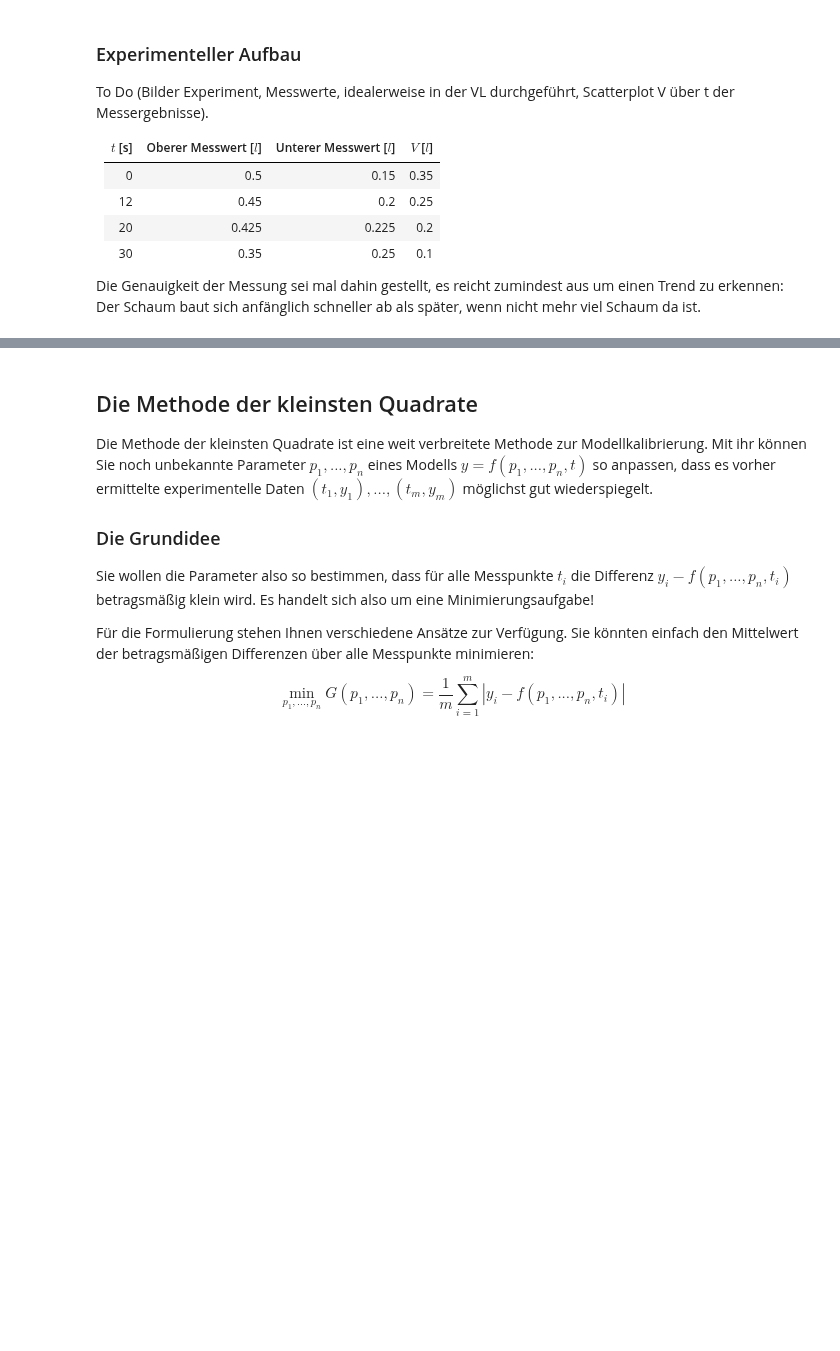
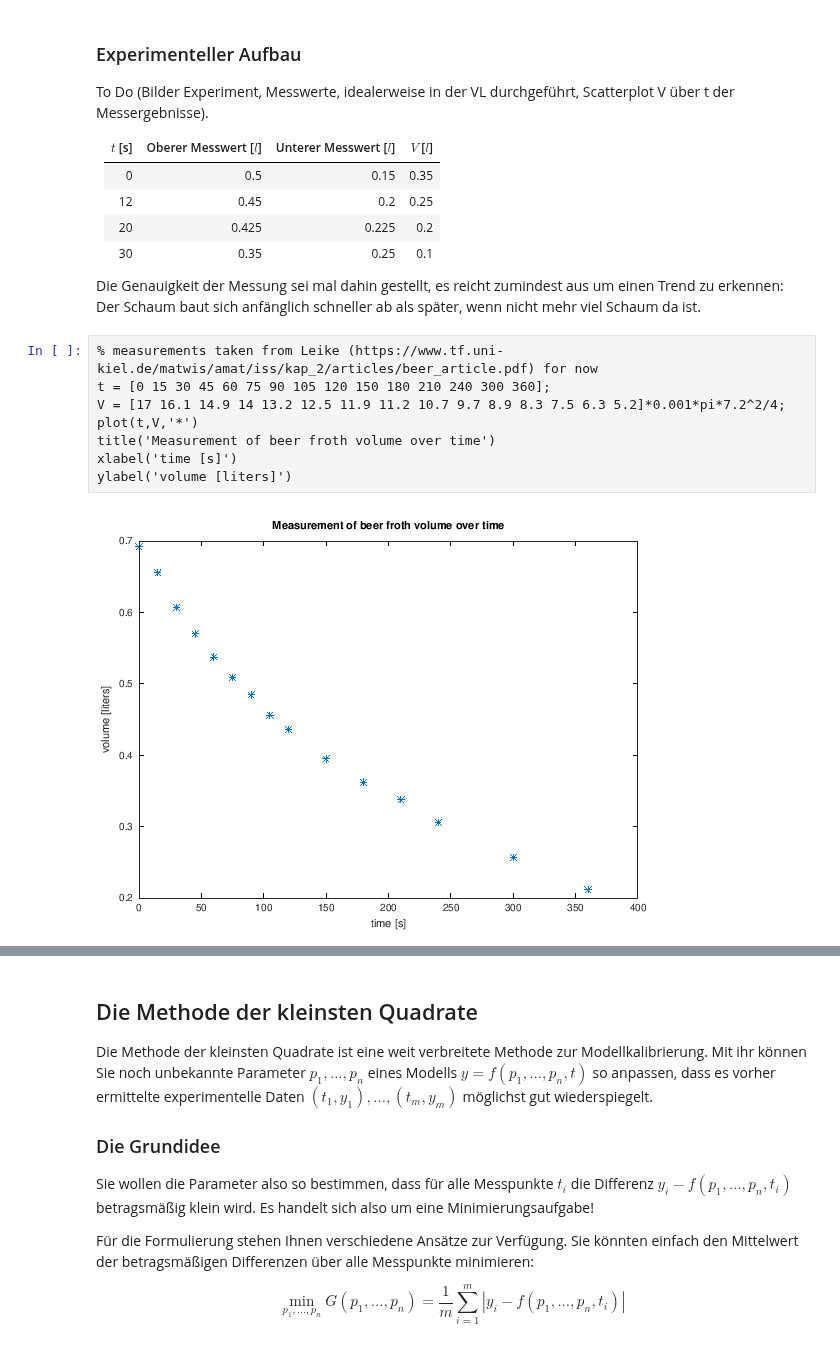
Before and after one commit to hbrs-cse/Modellbildung-und-Simulation, a Jupyter notebook: content/04_nichtlineare_gleichungen/exercises_00_bierschaum.ipynb, the cells around one changed output, grey strips where cells are left out. Saved outputs shown, nothing was run; the diff lists cells and outputs as text; blank space fills up the shorter version.

Commit message:
add leike data as backup and add liteerature

```diff
--- a/content/04_nichtlineare_gleichungen/exercises_00_bierschaum.ipynb
+++ b/content/04_nichtlineare_gleichungen/exercises_00_bierschaum.ipynb
@@ -17,6 +17,16 @@ To Do (Bilder Experiment, Messwerte, idealerweise in der VL durchgeführt, Scatt
 | 30 | 0.35 | 0.25 | 0.1 |
 
 Die Genauigkeit der Messung sei mal dahin gestellt, es reicht zumindest aus um einen Trend zu erkennen: Der Schaum baut sich anfänglich schneller ab als später, wenn nicht mehr viel Schaum da ist.
+# %%
+% measurements taken from Leike (https://www.tf.uni-kiel.de/matwis/amat/iss/kap_2/articles/beer_article.pdf) for now
+t = [0 15 30 45 60 75 90 105 120 150 180 210 240 300 360];
+V = [17 16.1 14.9 14 13.2 12.5 11.9 11.2 10.7 9.7 8.9 8.3 7.5 6.3 5.2]*0.001*pi*7.2^2/4;
+plot(t,V,'*')
+title('Measurement of beer froth volume over time')
+xlabel('time [s]')
+ylabel('volume [liters]')
+# %% [output]
+[figure, added]
 # %% [markdown]
 ### Modellbeschreibung
 
```
Also changed, not shown: parts of 4 cells of this notebook, 3 other files.
